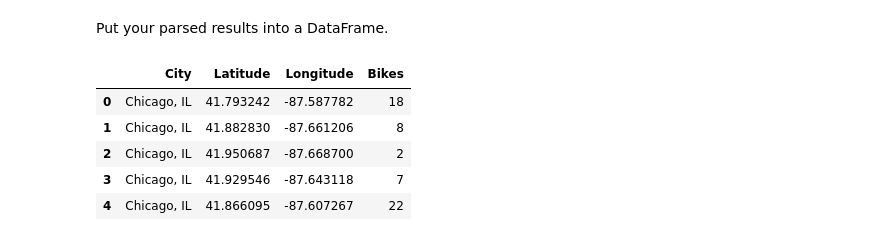
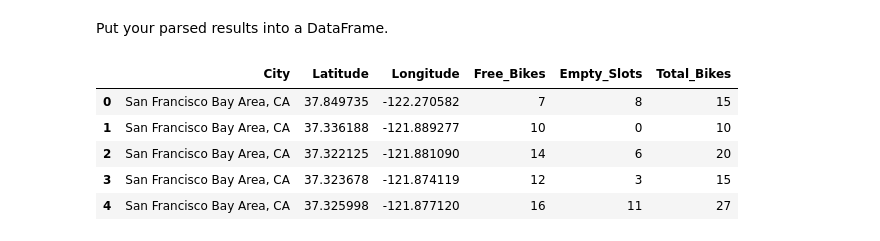
Before and after one commit to nas27/Statistical-Modelling-Project, a Jupyter notebook: notebooks/city_bikes.ipynb, the cells around one changed output. Drawn from its saved outputs; the diff is of its cells as text; code cells hidden in the pictures.

Commit message:
joined data & eda

```diff
--- a/notebooks/city_bikes.ipynb
+++ b/notebooks/city_bikes.ipynb
@@ -14,8 +13,18 @@ http://api.citybik.es/v2/networks/rtc-bike-share
 # %%
 #url = "http://api.citybik.es/v2/networks/rtc-bike-share"
-url = "http://api.citybik.es/v2/networks/divvy"
+#url = "http://api.citybik.es/v2/networks/divvy" #chicago
+url = "http://api.citybik.es/v2/networks/bay-wheels"
 
 response = requests.get(url)
 print(response)
 # %% [output]
 <Response [200]>
+# %%
+#Testing out what a JSON response looks like and pulling various data points
+response_json = json.loads(response.text)
+country = response_json['network']['location']['country']
+city = response_json['network']['location']['city']
+station  = response_json['network']['stations'][0]
+#slots = response_json['network']['slots']
+print(f"city:\n {city}, country: {country}, station details in json: \n{station}")
+#print(json.dumps(response_json, indent=2))
@@ -21,0 +35,18 @@ print(response)
+# %%
+# Assuming 'response_json' is your JSON data
+stations = response_json.get("network", {}).get("stations", [])
+
+for station in stations:
+    # each individual station in the array
+    # station's properties
+    #station_id = station.get("id", "N/A") #if no id then it will say not applicable
+    station_name = station.get("name", "N/A")
+    station_lat = station.get("latitude",0.00)
+    station_lon = station.get("longitude",0.00)
+    station_num_bike = station.get("free_bikes","N/A")
+    station_slots = station.get("empty_slots")
+    total_bikes = station_num_bike + station_slots
+
+    # Add more attributes as needed
+
+    print(f"Station Name: {station_name}, Lat: {station_lat}, Lon:{station_lon}, number of bikes: {station_num_bike}, empty slots: {station_slots}, tot bikes: {total_bikes}")
@@ -66,14 +115,16 @@ if response.status_code == 200:
         #longitude = location.get("longitude")
         longitude = station.get("longitude")
         bikes = station.get("free_bikes", None)
+        empty_slots = station.get("empty_slots")
+        total_bikes = bikes + empty_slots
 
         # Append information to the list
-        stations_info.append({"City": city, "Latitude": latitude, "Longitude": longitude, "Bikes": bikes})
+        stations_info.append({"City": city, "Latitude": latitude, "Longitude": longitude, "Free_Bikes": bikes, "Empty_Slots": empty_slots, "Total_Bikes": total_bikes})
 
     # Create a DataFrame from the list of dictionaries
 
 
         # Print values for each station
-        print(f"City: {city} \nLatitude: {latitude} \nLongitude: {longitude} \nBikes: {bikes}\n---")
+        #print(f"City: {city} \nLatitude: {latitude} \nLongitude: {longitude} \nBikes: {bikes}\n---")
 else:
     print(f"Error: {response.status_code}")
@@ -98,12 +131,12 @@ Bikes: 0
 # %% [markdown]
 Put your parsed results into a DataFrame.
 # %%
-df = pd.DataFrame(stations_info)
-df.head()
+df_bikes = pd.DataFrame(stations_info)
+df_bikes.head()
 # %% [output]
-|  | City | Latitude | Longitude | Bikes |
-| 0 | Chicago, IL | 41.793242 | -87.587782 | 18 |
-| 1 | Chicago, IL | 41.882830 | -87.661206 | 8 |
-| 2 | Chicago, IL | 41.950687 | -87.668700 | 2 |
-| 3 | Chicago, IL | 41.929546 | -87.643118 | 7 |
-| 4 | Chicago, IL | 41.866095 | -87.607267 | 22 |
+|  | City | Latitude | Longitude | Free_Bikes | Empty_Slots | Total_Bikes |
+| 0 | San Francisco Bay Area, CA | 37.849735 | -122.270582 | 7 | 8 | 15 |
+| 1 | San Francisco Bay Area, CA | 37.336188 | -121.889277 | 10 | 0 | 10 |
+| 2 | San Francisco Bay Area, CA | 37.322125 | -121.881090 | 14 | 6 | 20 |
+| 3 | San Francisco Bay Area, CA | 37.323678 | -121.874119 | 12 | 3 | 15 |
+| 4 | San Francisco Bay Area, CA | 37.325998 | -121.877120 | 16 | 11 | 27 |
```
Also changed, not shown: parts of 9 cells of this notebook, 10 other files.
